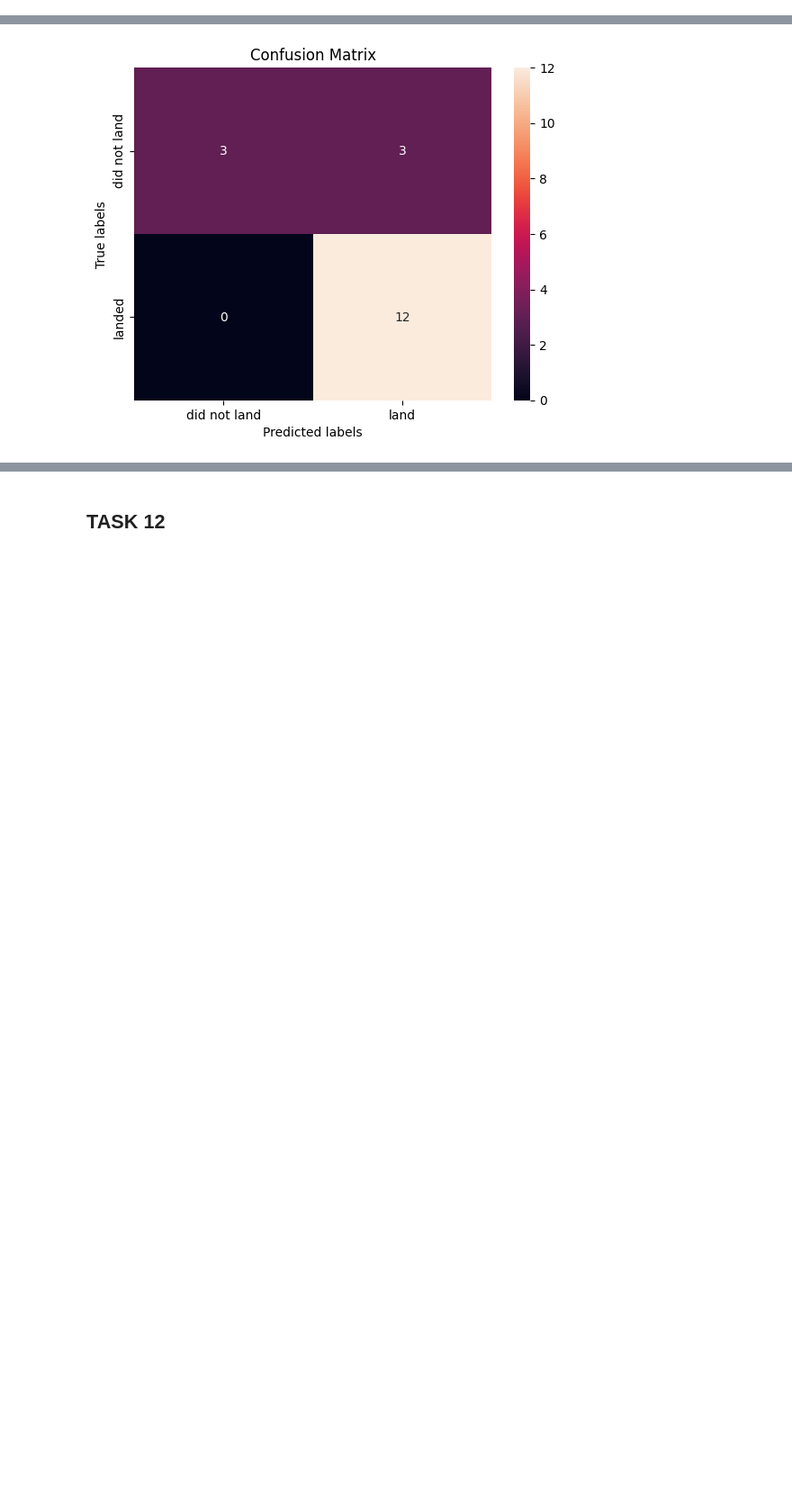
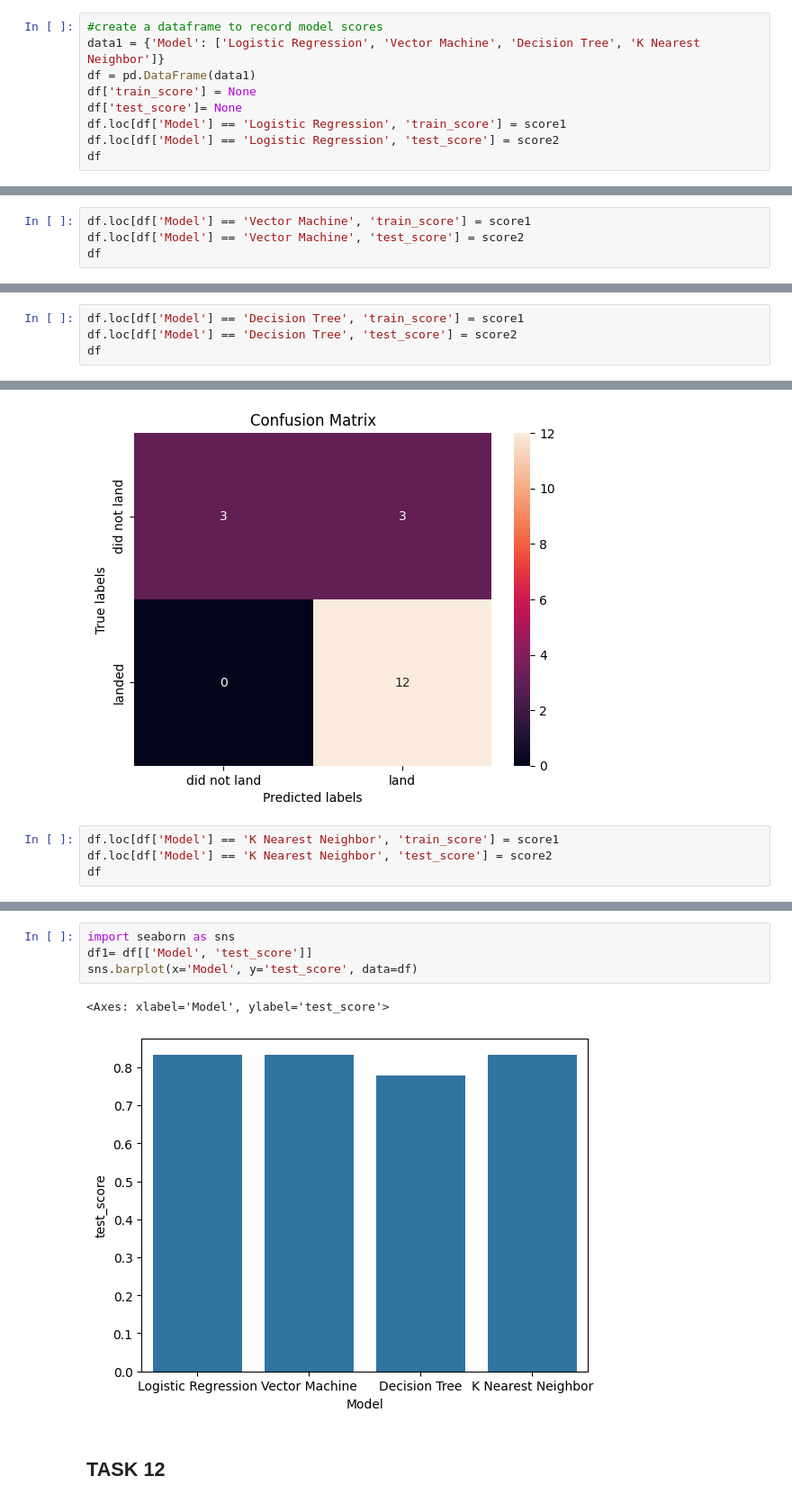
Before and after one commit to annie20230519/Data-Science-Coursera-Assignment, a Jupyter notebook: SpaceX_Machine_Learning_Prediction_Part_5.jupyterlite.ipynb, the cells around one changed output, grey strips where cells are left out. Shown: that part at 90% size. Drawn from its saved outputs; the diff is of its cells as text; blank space fills up the shorter version.

```diff
--- a/SpaceX_Machine_Learning_Prediction_Part_5.jupyterlite.ipynb
+++ b/SpaceX_Machine_Learning_Prediction_Part_5.jupyterlite.ipynb
@@ -247,3 +247,12 @@ yhat=logreg_cv.predict(X_test)
 plot_confusion_matrix(Y_test,yhat)
 # %% [output]
 [figure]
+# %%
+#create a dataframe to record model scores
+data1 = {'Model': ['Logistic Regression', 'Vector Machine', 'Decision Tree', 'K Nearest Neighbor']}
+df = pd.DataFrame(data1)
+df['train_score'] = None
+df['test_score']= None
+df.loc[df['Model'] == 'Logistic Regression', 'train_score'] = score1
+df.loc[df['Model'] == 'Logistic Regression', 'test_score'] = score2
+df
@@ -295,3 +310,7 @@ yhat=svm_cv.predict(X_test)
 plot_confusion_matrix(Y_test,yhat)
 # %% [output]
 [figure]
+# %%
+df.loc[df['Model'] == 'Vector Machine', 'train_score'] = score1
+df.loc[df['Model'] == 'Vector Machine', 'test_score'] = score2
+df
@@ -349,3 +374,7 @@ yhat = tree_cv.predict(X_test)
 plot_confusion_matrix(Y_test,yhat)
 # %% [output]
 [figure]
+# %%
+df.loc[df['Model'] == 'Decision Tree', 'train_score'] = score1
+df.loc[df['Model'] == 'Decision Tree', 'test_score'] = score2
+df
@@ -394,3 +429,7 @@ yhat = knn_cv.predict(X_test)
 plot_confusion_matrix(Y_test,yhat)
 # %% [output]
 [figure]
+# %%
+df.loc[df['Model'] == 'K Nearest Neighbor', 'train_score'] = score1
+df.loc[df['Model'] == 'K Nearest Neighbor', 'test_score'] = score2
+df
@@ -397,3 +442,10 @@ plot_confusion_matrix(Y_test,yhat)
+# %%
+import seaborn as sns
+df1= df[['Model', 'test_score']]
+sns.barplot(x='Model', y='test_score', data=df)
+# %% [output]
+<Axes: xlabel='Model', ylabel='test_score'>
+[figure, added]
 # %% [markdown]
 ## TASK  12
 # %% [markdown]
```
Also changed, not shown: parts of 7 cells of this notebook.
